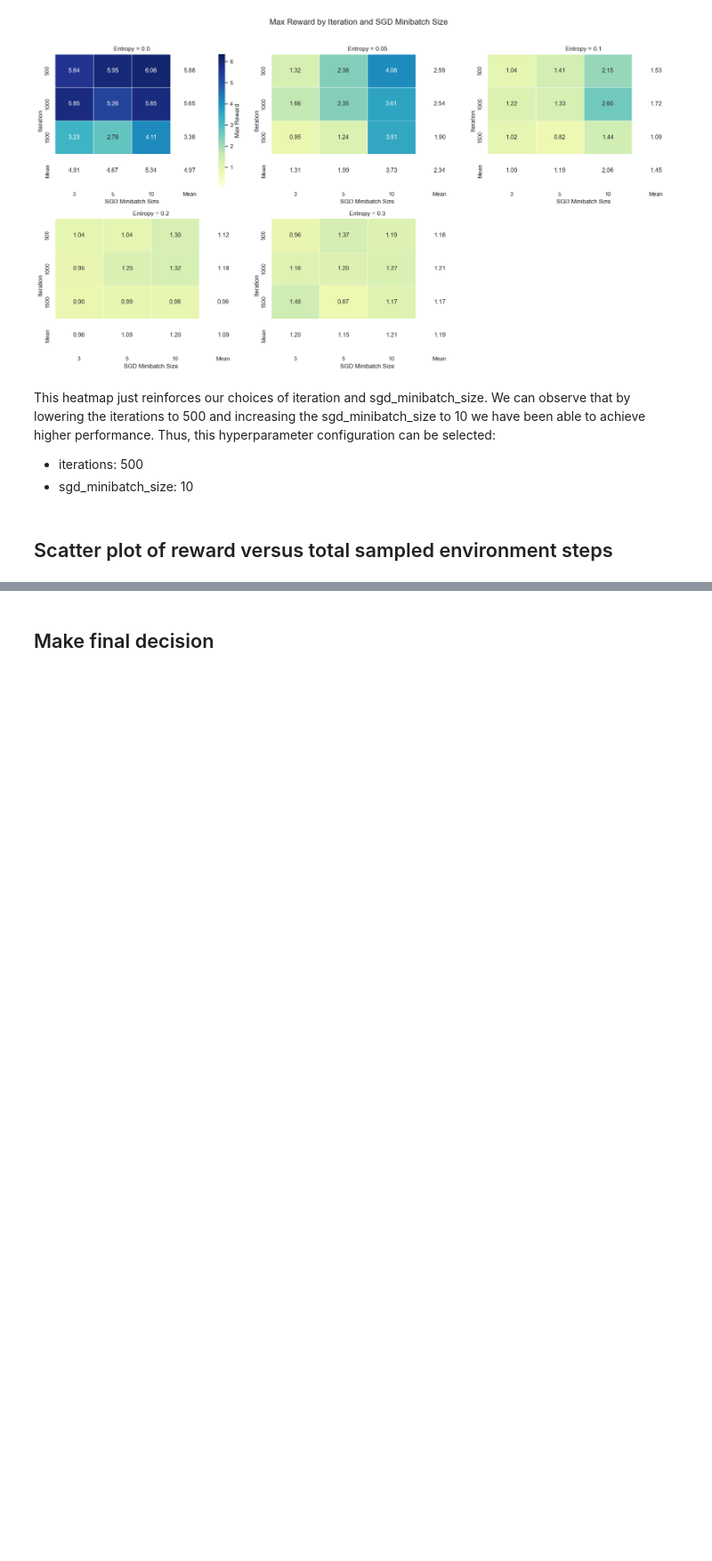
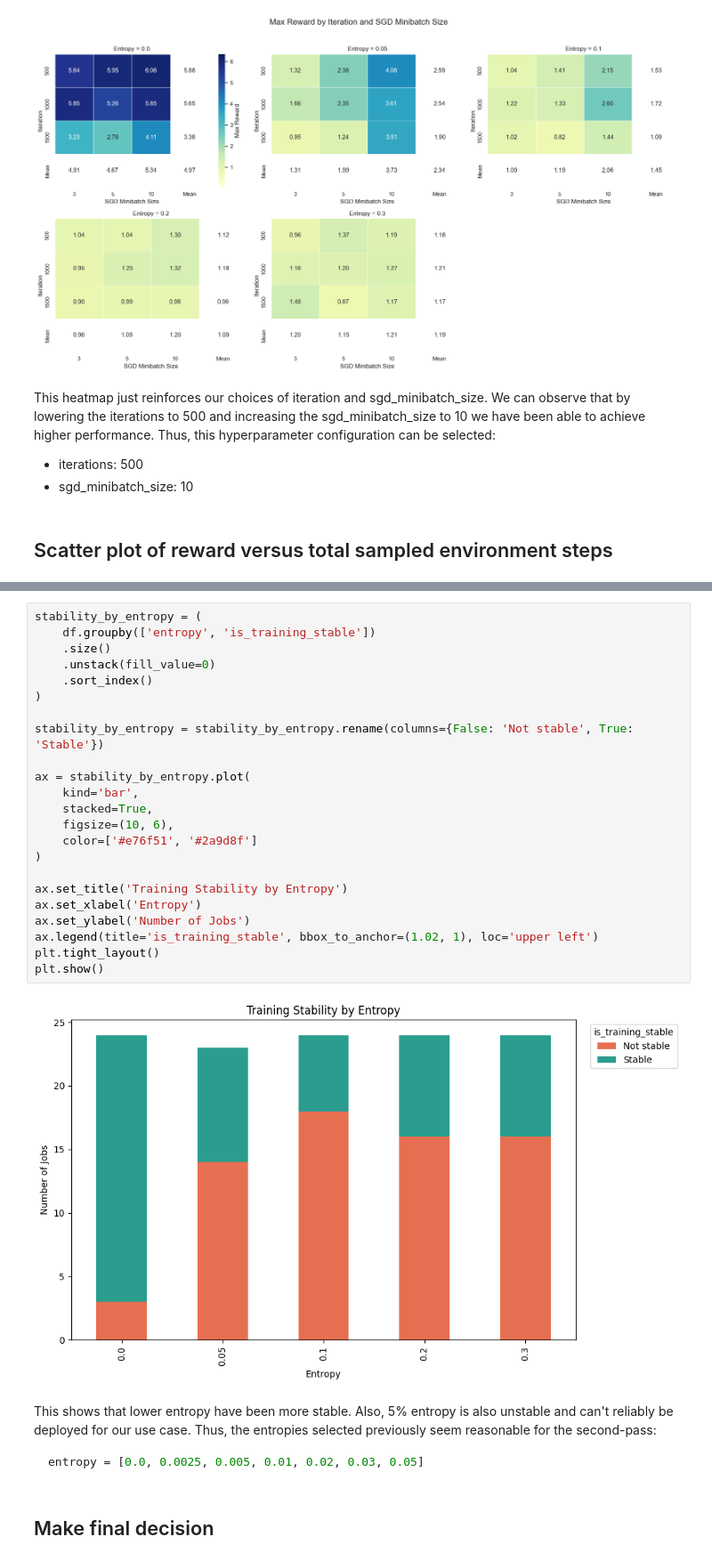
Before and after one commit to Noisyboy-9/AI4R_explore_agent, a Jupyter notebook: Exploring_agent_DRL/notebooks/first-pass.ipynb, the cells around one changed output, grey strips where cells are left out. Shown at 89% size. Cells and saved outputs as stored; diff of their text form; blank space fills up the shorter version.

````diff
--- a/Exploring_agent_DRL/notebooks/first-pass.ipynb
+++ b/Exploring_agent_DRL/notebooks/first-pass.ipynb
@@ -214,2 +217,33 @@ This heatmap just reinforces our choices of iteration and sgd_minibatch_size. We
+# %%
+stability_by_entropy = (
+    df.groupby(['entropy', 'is_training_stable'])
+    .size()
+    .unstack(fill_value=0)
+    .sort_index()
+)
+
+stability_by_entropy = stability_by_entropy.rename(columns={False: 'Not stable', True: 'Stable'})
+
+ax = stability_by_entropy.plot(
+    kind='bar',
+    stacked=True,
+    figsize=(10, 6),
+    color=['#e76f51', '#2a9d8f']
+)
+
+ax.set_title('Training Stability by Entropy')
+ax.set_xlabel('Entropy')
+ax.set_ylabel('Number of Jobs')
+ax.legend(title='is_training_stable', bbox_to_anchor=(1.02, 1), loc='upper left')
+plt.tight_layout()
+plt.show()
+# %% [output]
+[figure, added]
+# %% [markdown]
+This shows that lower entropy have been more stable. Also, 5% entropy is also unstable and can't reliably be deployed for our use case.
+Thus, the entropies selected previously seem reasonable for the second-pass:
+```python
+entropy = [0.0, 0.0025, 0.005, 0.01, 0.02, 0.03, 0.05]
+```
 # %% [markdown]
 ## Make final decision
````
Also changed, not shown: parts of 4 cells of this notebook.
